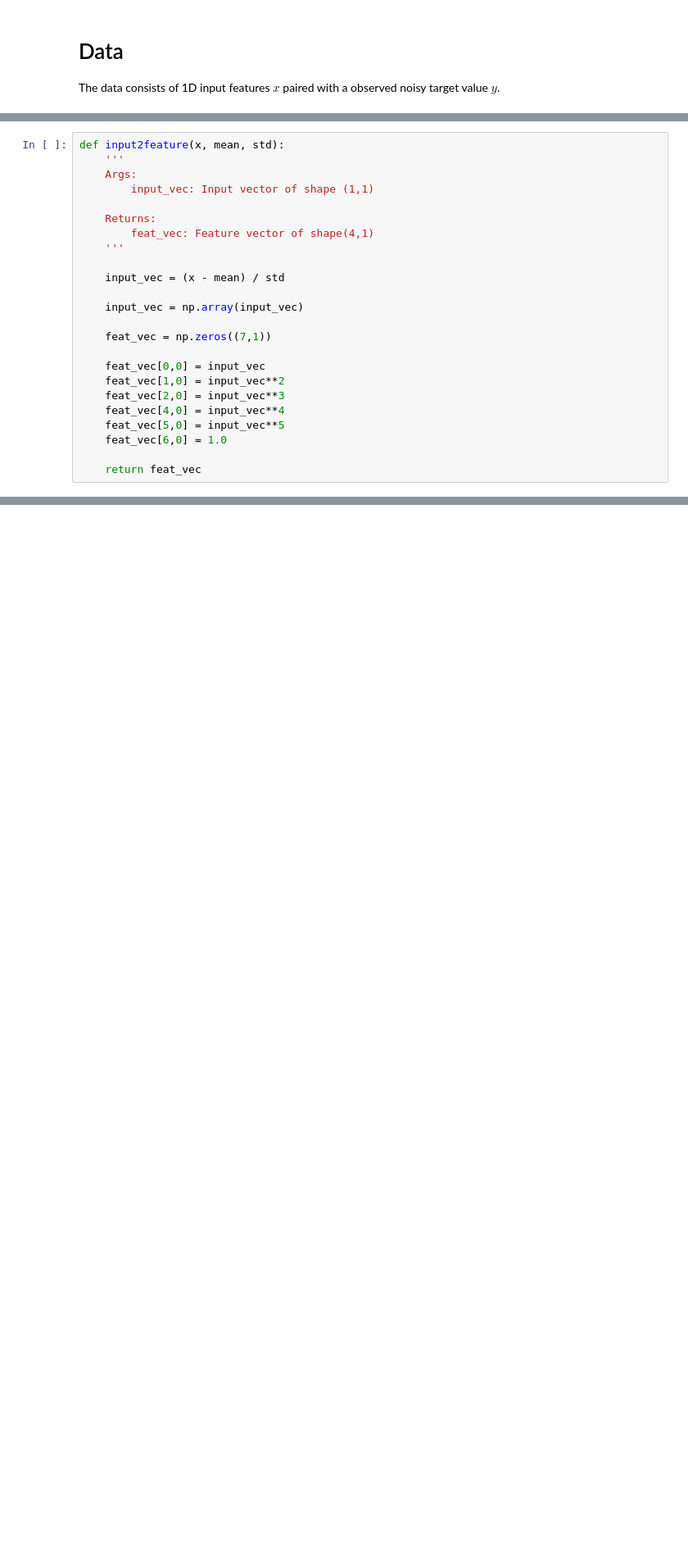
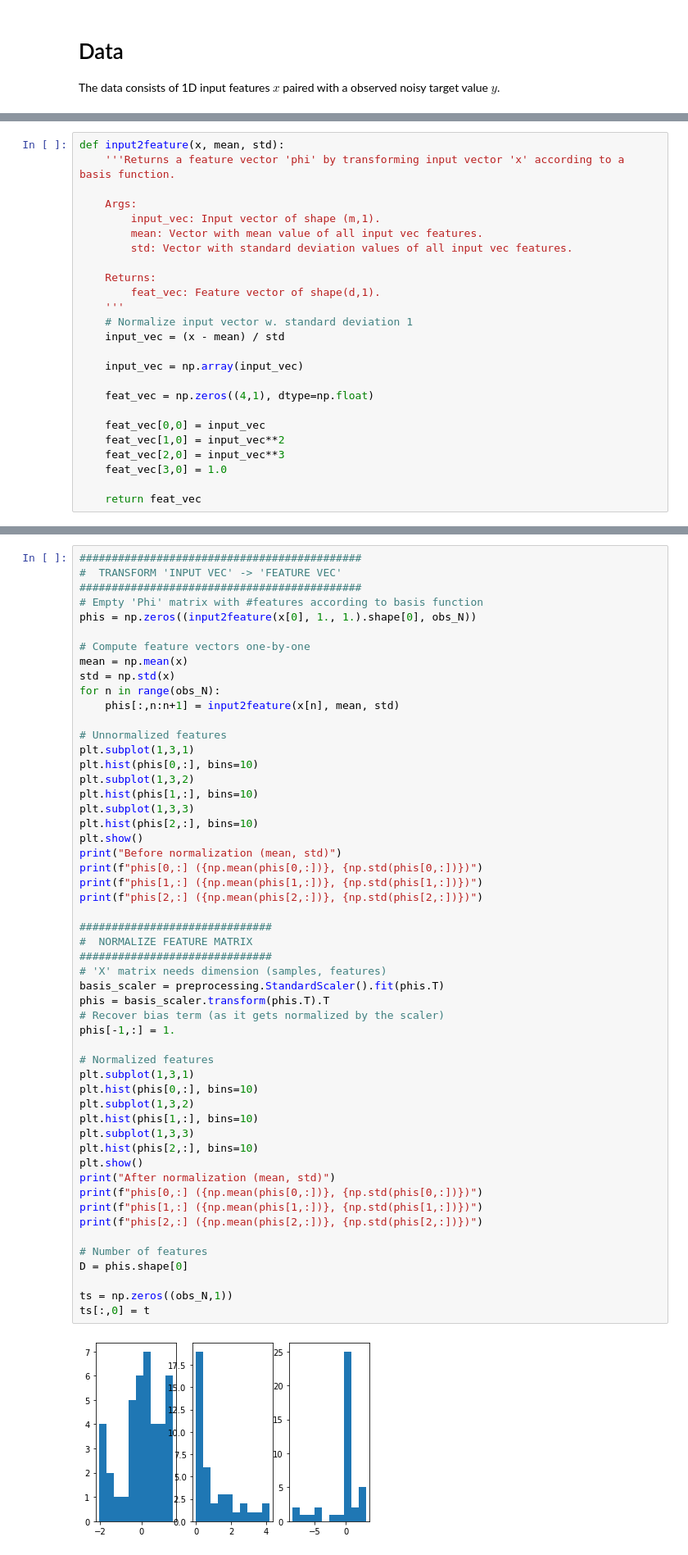
Before and after one commit to robin-karlsson0/variational_bayes_models, a Jupyter notebook: variational_linear_regression/var_lin_reg.ipynb, the cells around one changed output, grey strips where cells are left out. Shown at 82% size. Drawn from its saved outputs; the diff is of its cells as text; blank space fills up the shorter version.

```diff
--- a/variational_linear_regression/var_lin_reg.ipynb
+++ b/variational_linear_regression/var_lin_reg.ipynb
@@ -42,24 +74,25 @@ Applying a fixed nonlinear transformation on the input variable vectors $x$ to g
 # %%
 def input2feature(x, mean, std):
-    '''
+    '''Returns a feature vector 'phi' by transforming input vector 'x' according to a basis function.
+
     Args:
-        input_vec: Input vector of shape (1,1)
+        input_vec: Input vector of shape (m,1).
+        mean: Vector with mean value of all input vec features.
+        std: Vector with standard deviation values of all input vec features.
 
     Returns:
-        feat_vec: Feature vector of shape(4,1)
+        feat_vec: Feature vector of shape(d,1).
     '''
-
+    # Normalize input vector w. standard deviation 1
     input_vec = (x - mean) / std
 
     input_vec = np.array(input_vec)
 
-    feat_vec = np.zeros((7,1))
+    feat_vec = np.zeros((4,1), dtype=np.float)
 
     feat_vec[0,0] = input_vec
     feat_vec[1,0] = input_vec**2
     feat_vec[2,0] = input_vec**3
-    feat_vec[4,0] = input_vec**4
-    feat_vec[5,0] = input_vec**5
-    feat_vec[6,0] = 1.0
+    feat_vec[3,0] = 1.0
 
     return feat_vec
@@ -83,0 +99,55 @@ mean 2.2988006826188063, std 1.0895852891320816
+# %%
+############################################
+#  TRANSFORM 'INPUT VEC' -> 'FEATURE VEC'
+############################################
+# Empty 'Phi' matrix with #features according to basis function
+phis = np.zeros((input2feature(x[0], 1., 1.).shape[0], obs_N))
+
+# Compute feature vectors one-by-one
+mean = np.mean(x)
+std = np.std(x)
+for n in range(obs_N):
+    phis[:,n:n+1] = input2feature(x[n], mean, std)
+
+# Unnormalized features
+plt.subplot(1,3,1)
+plt.hist(phis[0,:], bins=10)
+plt.subplot(1,3,2)
+plt.hist(phis[1,:], bins=10)
+plt.subplot(1,3,3)
+plt.hist(phis[2,:], bins=10)
+plt.show()
+print("Before normalization (mean, std)")
+print(f"phis[0,:] ({np.mean(phis[0,:])}, {np.std(phis[0,:])})")
+print(f"phis[1,:] ({np.mean(phis[1,:])}, {np.std(phis[1,:])})")
+print(f"phis[2,:] ({np.mean(phis[2,:])}, {np.std(phis[2,:])})")
+
+##############################
+#  NORMALIZE FEATURE MATRIX
+##############################
+# 'X' matrix needs dimension (samples, features)
+basis_scaler = preprocessing.StandardScaler().fit(phis.T)
+phis = basis_scaler.transform(phis.T).T
+# Recover bias term (as it gets normalized by the scaler)
+phis[-1,:] = 1.
+
+# Normalized features
+plt.subplot(1,3,1)
+plt.hist(phis[0,:], bins=10)
+plt.subplot(1,3,2)
+plt.hist(phis[1,:], bins=10)
+plt.subplot(1,3,3)
+plt.hist(phis[2,:], bins=10)
+plt.show()
+print("After normalization (mean, std)")
+print(f"phis[0,:] ({np.mean(phis[0,:])}, {np.std(phis[0,:])})")
+print(f"phis[1,:] ({np.mean(phis[1,:])}, {np.std(phis[1,:])})")
+print(f"phis[2,:] ({np.mean(phis[2,:])}, {np.std(phis[2,:])})")
+
+# Number of features
+D = phis.shape[0]
+
+ts = np.zeros((obs_N,1))
+ts[:,0] = t
+# %% [output]
+[figure, added]
```
Also changed, not shown: parts of 15 cells of this notebook.
